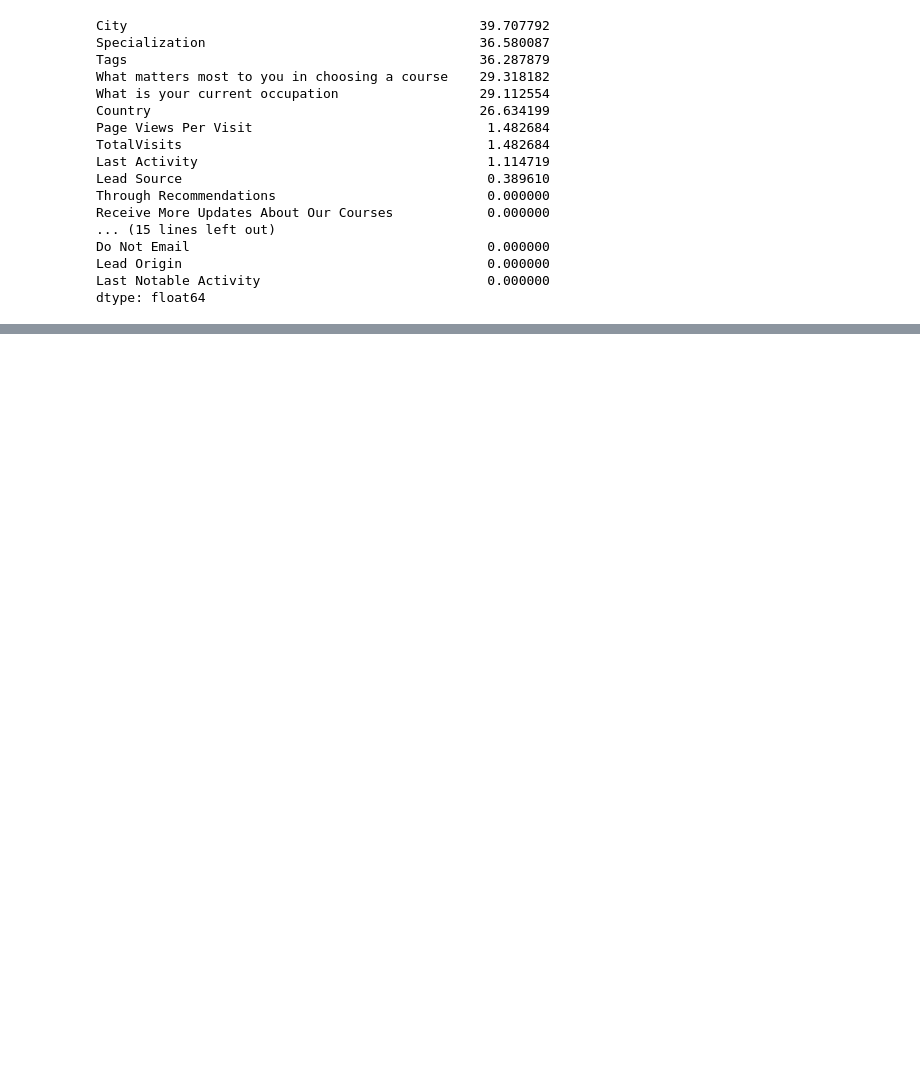
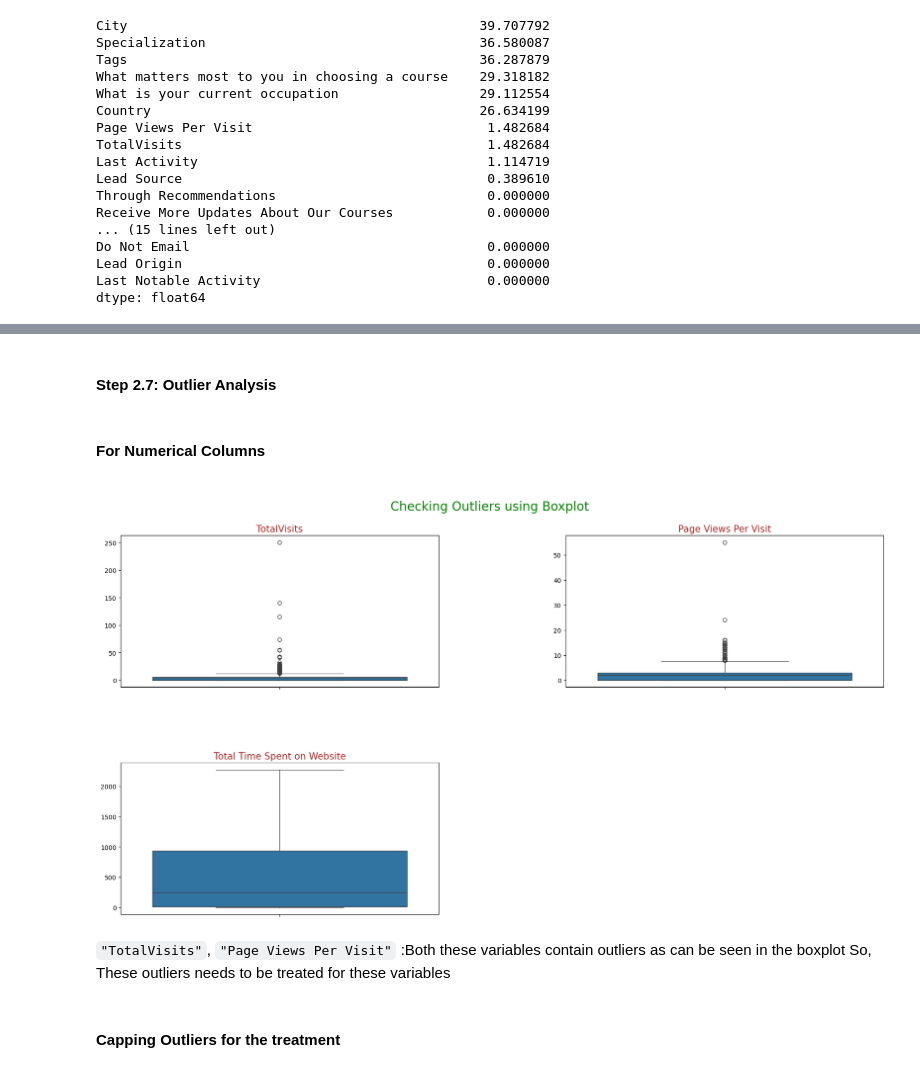
Before and after one commit to ATShweta/Lead-Scoring-Case-Study, a Jupyter notebook: Lead_Scoring_Case_Study.ipynb, the cells around one changed output, grey strips where cells are left out. Cells and saved outputs as stored; diff of their text form; code cells hidden in the pictures; blank space fills up the shorter version.

```diff
--- a/Lead_Scoring_Case_Study.ipynb
+++ b/Lead_Scoring_Case_Study.ipynb
@@ -31,7 +31,7 @@ warnings.filterwarnings("ignore")
 #### Step 1.2 : Reading the Dataset
 # %%
 # read the dataste
-leads_df = pd.read_csv("/Users/Tiana/Desktop/UpGrad/Lead Scoring Assignment/Leads.csv")
+leads_df = pd.read_csv("Leads.csv")
 
 #viewing the first 5 rows of the dataset
 leads_df.head()
@@ -237,0 +583,6 @@ There are 10 columns with null values remaining in dataset.
+# %%
+# Dropping categorical columns with highly skewed data
+
+print("Before Drop: ",leads_df.shape)
+leads_df.drop(['Do Not Call','Search','Newspaper Article','X Education Forums','Newspaper','Digital Advertisement','Through Recommendations'],axis=1,inplace=True)
+print("After Drop: ",leads_df.shape)
@@ -237,0 +601,30 @@ There are 10 columns with null values remaining in dataset.
+# %% [markdown]
+#### Step 2.7: Outlier Analysis
+# %% [markdown]
+#### For Numerical Columns
+# %%
+def Check_Outliers(data,columnList):
+
+    plt.figure(figsize=[22,11])
+    plt.subplots_adjust(wspace=0.4,hspace=0.5)
+
+    for i,j in enumerate(columnList):
+        plt.subplot(2,2,i+1)
+
+        sns.boxplot(y=data[j])     # y = leads_df[j] to make plot verticle
+
+        plt.suptitle("\nChecking Outliers using Boxplot",fontsize=20,color="green")
+        plt.ylabel(None)
+        plt.title(j,fontsize=15,color='brown')
+# %%
+# Checking outliers for numerical variables other than target variable
+num_cols = ["TotalVisits","Page Views Per Visit","Total Time Spent on Website"]
+
+# UDF
+Check_Outliers(leads_df,num_cols)
+# %% [output]
+[figure, added]
+# %% [markdown]
+`"TotalVisits"`, `"Page Views Per Visit"` :Both these variables contain outliers as can be seen in the boxplot So, These outliers needs to be treated for these variables
+# %% [markdown]
+#### Capping Outliers for the treatment
```
Also changed, not shown: parts of 77 cells of this notebook.
